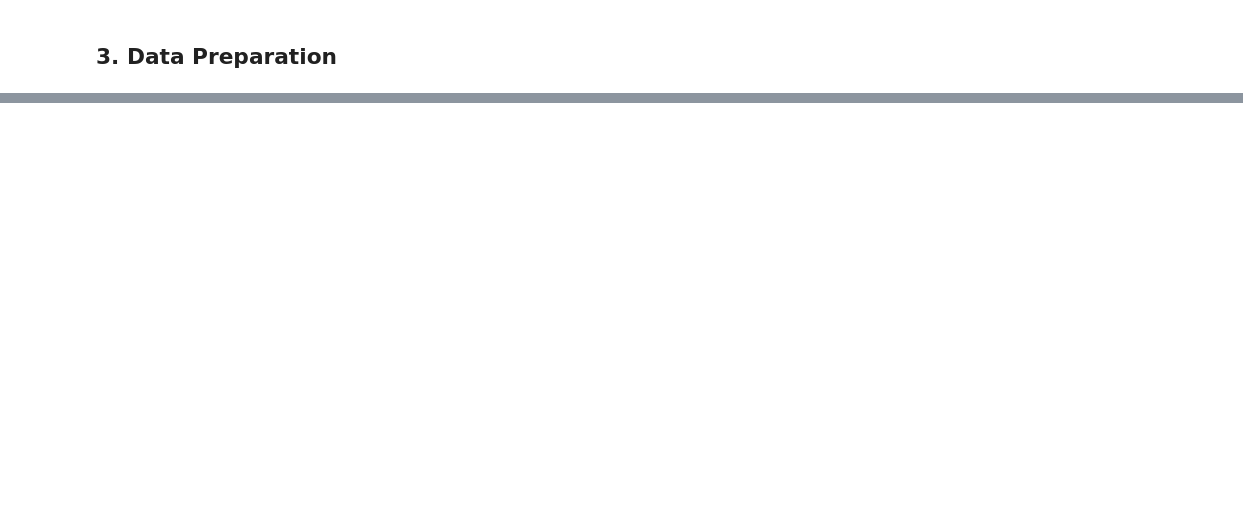
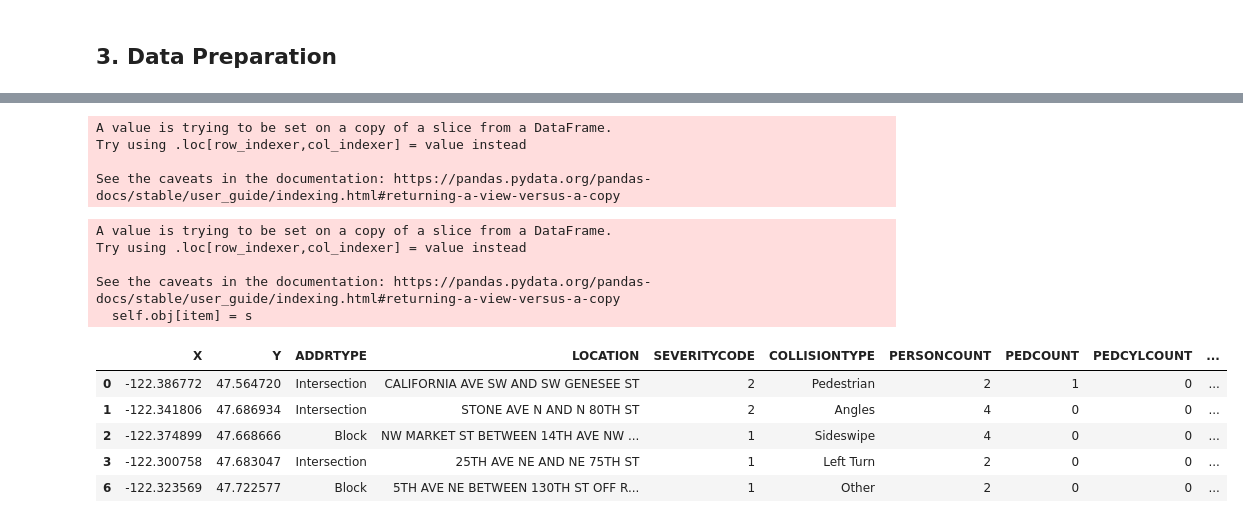
Before and after one commit to john12923/Coursera_Capstone, a Jupyter notebook: capstone.ipynb, the cells around one changed output, grey strips where cells are left out. Drawn from its saved outputs; the diff is of its cells as text; code cells hidden in the pictures; blank space fills up the shorter version.

```diff
--- a/capstone.ipynb
+++ b/capstone.ipynb
@@ -124,0 +160,3 @@ Not all attributes is going to be used as independent variables. Non relevant at
+# %%
+# Drop non relevant attributes
+df_rel = df.drop(drop_attributes, axis=1)
@@ -124,0 +183,6 @@ Not all attributes is going to be used as independent variables. Non relevant at
+# %%
+# Removing Missing data from rows (cases)
+df_clean = df_rel.dropna(axis=0, how='any')
+# %%
+df_clean.SEVERITYCODE = df_clean.SEVERITYCODE.astype(int)
+df_clean.info()
@@ -124,0 +212,41 @@ Not all attributes is going to be used as independent variables. Non relevant at
+# %%
+def create_new_col(c):
+    if c['SEVERITYCODE']==0:
+        return "Minor Damage"
+    elif c['SEVERITYCODE']==1:
+        return "Property Damage"
+    elif c['SEVERITYCODE']==2:
+        return "Injury"
+    elif c['SEVERITYCODE']==3:
+        return "Serious Injury"
+    elif c['SEVERITYCODE']==4:
+        return "Fatality"
+
+
+df_clean['Category'] = df.apply(create_new_col, axis =1)
+# %% [output]
+A value is trying to be set on a copy of a slice from a DataFrame.
+Try using .loc[row_indexer,col_indexer] = value instead
+
+See the caveats in the documentation: https://pandas.pydata.org/pandas-docs/stable/user_guide/indexing.html#returning-a-view-versus-a-copy
+# %%
+df_clean.loc[df_clean['SEVERITYCODE'] == 0, 'Category'] = 'Minor Damage'
+df_clean.loc[df_clean['SEVERITYCODE'] == 1, 'Category'] = 'Prop Damage'
+df_clean.loc[df_clean['SEVERITYCODE'] == 2, 'Category'] = 'Injury'
+df_clean.loc[df_clean['SEVERITYCODE'] == 3, 'Category'] = 'Serious Injury'
+df_clean.loc[df_clean['SEVERITYCODE'] == 4, 'Category'] = 'Fatality'
+
+
+df_clean.head()
+# %% [output]
+A value is trying to be set on a copy of a slice from a DataFrame.
+Try using .loc[row_indexer,col_indexer] = value instead
+
+See the caveats in the documentation: https://pandas.pydata.org/pandas-docs/stable/user_guide/indexing.html#returning-a-view-versus-a-copy
+  self.obj[item] = s
+|  | X | Y | ADDRTYPE | LOCATION | SEVERITYCODE | COLLISIONTYPE | PERSONCOUNT | PEDCOUNT | PEDCYLCOUNT | ... |
+| 0 | -122.386772 | 47.564720 | Intersection | CALIFORNIA AVE SW AND SW GENESEE ST | 2 | Pedestrian | 2 | 1 | 0 | ... |
+| 1 | -122.341806 | 47.686934 | Intersection | STONE AVE N AND N 80TH ST | 2 | Angles | 4 | 0 | 0 | ... |
+| 2 | -122.374899 | 47.668666 | Block | NW MARKET ST BETWEEN 14TH AVE NW ... | 1 | Sideswipe | 4 | 0 | 0 | ... |
+| 3 | -122.300758 | 47.683047 | Intersection | 25TH AVE NE AND NE 75TH ST | 1 | Left Turn | 2 | 0 | 0 | ... |
+| 6 | -122.323569 | 47.722577 | Block | 5TH AVE NE BETWEEN 130TH ST OFF R... | 1 | Other | 2 | 0 | 0 | ... |
```
Also changed, not shown: parts of 8 cells of this notebook.
